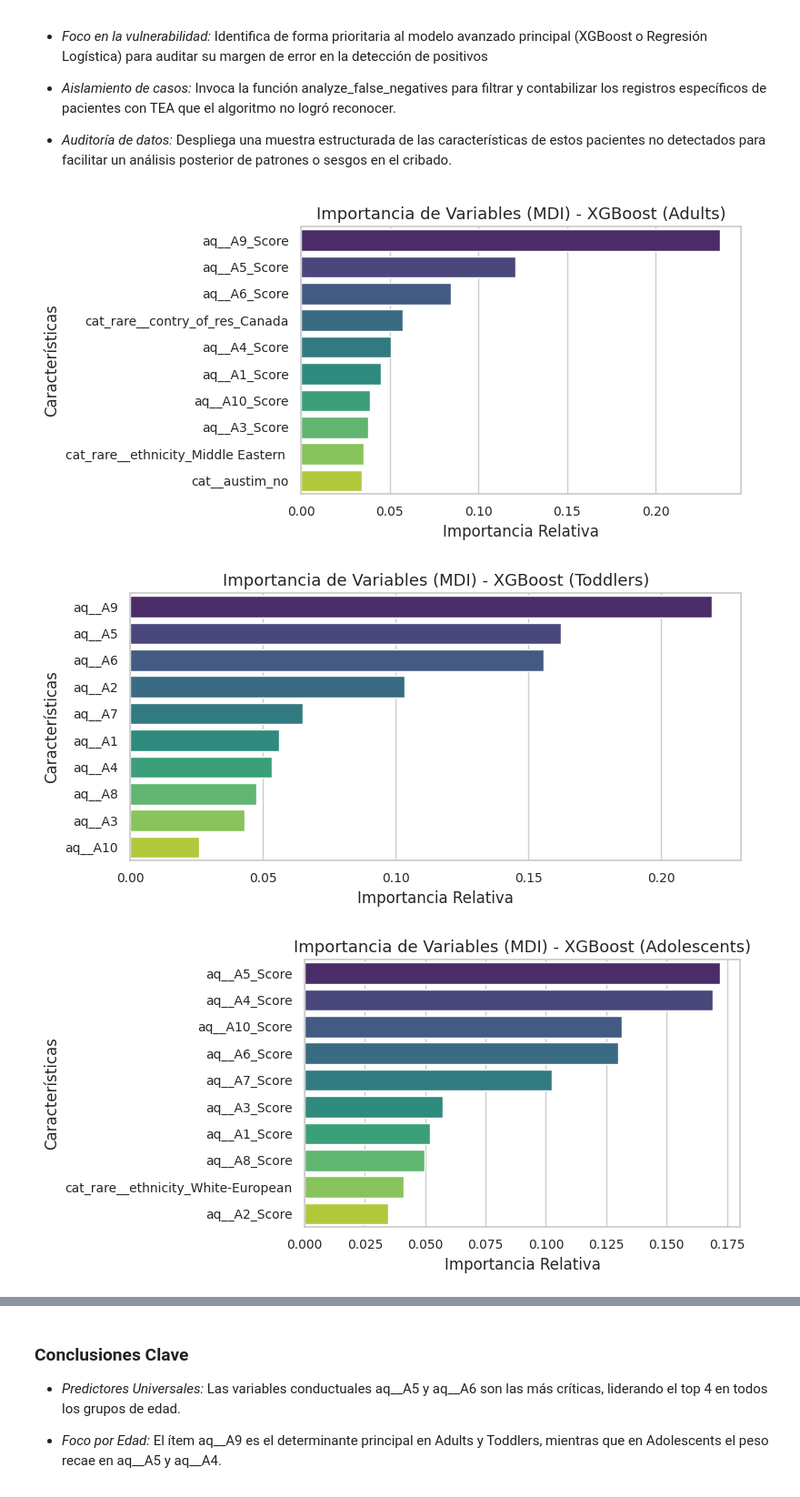
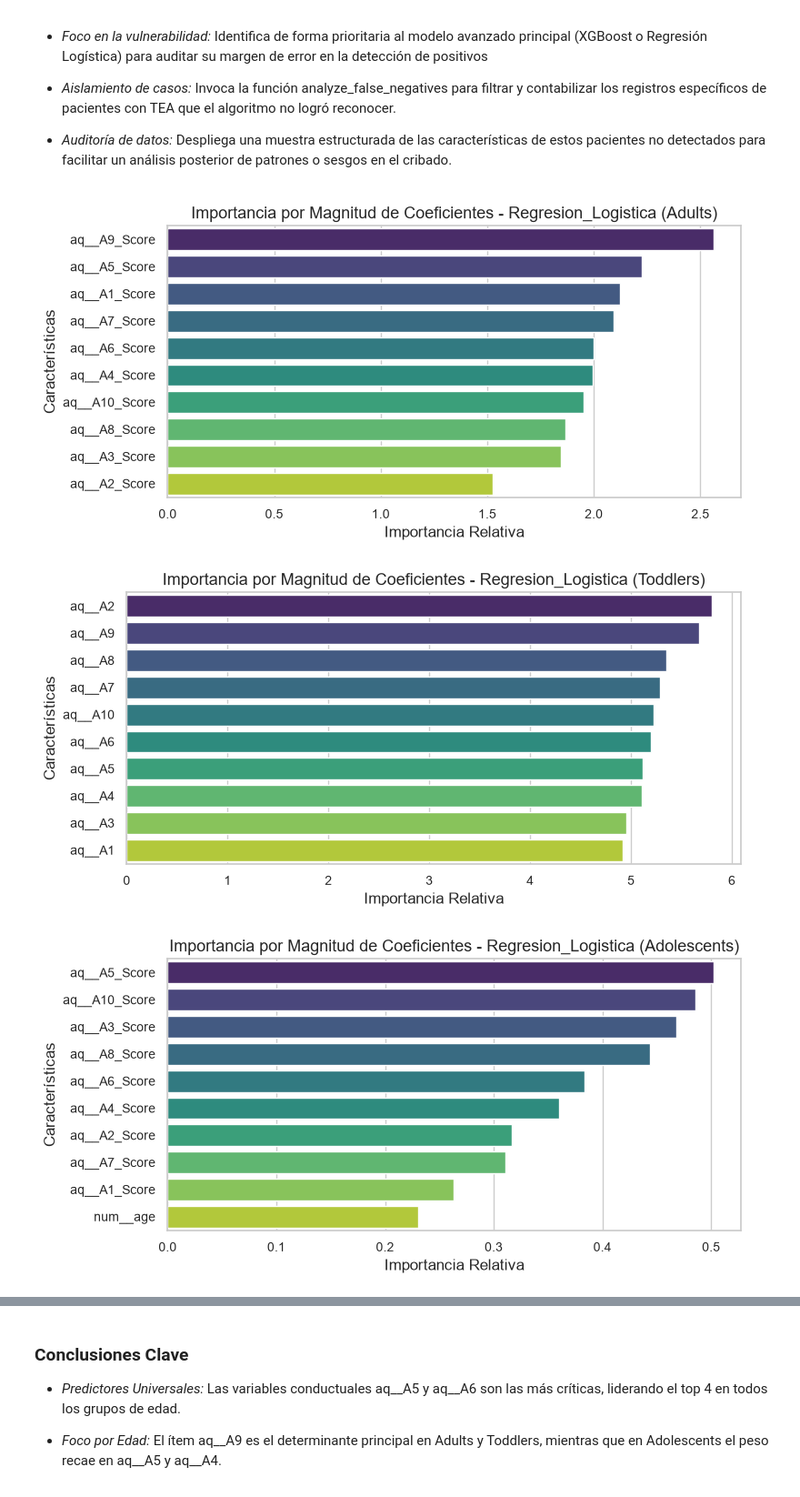
Before and after one commit to adrianaarang/tesTEA, a Jupyter notebook: notebooks/04_evaluacion_analisis.ipynb, the cells around one changed output, grey strips where cells are left out. Shown at 91% size. Cells and saved outputs as stored; diff of their text form; code cells hidden in the pictures.

```diff
--- a/notebooks/04_evaluacion_analisis.ipynb
+++ b/notebooks/04_evaluacion_analisis.ipynb
@@ -24,6 +24,17 @@ Preparación del entorno y carga de los conjuntos de prueba:
 
 *   *Datasets de prueba:* Lectura automatizada desde data/processed de los archivos finales de prueba: adults_test.csv, toddlers_test.csv, adolescents_test.csv, combined_test.csv
 # %%
+import sys
+from pathlib import Path
+
+# CAMBIO: se anade la raiz del proyecto al sys.path, igual que hacen los
+# notebooks 02 y 03. Sin esto, "from src.evaluate import ..." falla con
+# ModuleNotFoundError en cuanto se ejecuta en un kernel nuevo, porque src/
+# no esta en el path de Python por defecto al lanzar el notebook desde
+# notebooks/.
+PROJECT_ROOT = Path().resolve().parents[0]
+sys.path.append(str(PROJECT_ROOT))
+
 import os
 import shap
 import joblib
@@ -32,7 +43,6 @@ warnings.filterwarnings('ignore')
 import numpy as np
 import pandas as pd
 import seaborn as sns
-from pathlib import Path
 import matplotlib.pyplot as plt
 from sklearn.metrics import confusion_matrix, roc_curve, auc
 from src.evaluate import (
@@ -41,8 +51,10 @@ from src.evaluate import (
     plot_comparative_roc_curve
 )
 
-DATA_DIR = Path("data/processed")
-MODELS_DIR = Path("models")
+# Rutas corregidas con "../" para que funcionen ejecutando el notebook
+# desde la carpeta notebooks/ (igual que 01, 02 y 03).
+DATA_DIR = PROJECT_ROOT / "data" / "processed"
+MODELS_DIR = PROJECT_ROOT / "models"
 
 # Carga de los archivos CSV procesados
 df_adults_test = pd.read_csv(DATA_DIR / "adults_test.csv")
@@ -62,5 +74,6 @@ plt.rcParams.update({
 })
 
 print("Datasets cargados correctamente en memoria.")
+print("PROJECT_ROOT:", PROJECT_ROOT)
 # %% [output]
 Datasets cargados correctamente en memoria.
@@ -99,7 +113,7 @@ for algoritmo in algoritmos:
         X_test = df_test.drop(columns=["target"])
         y_test = df_test["target"].astype(int)
 
-        archivo_modelo = MODELS_DIR / f"{grupo.lower()}_{algoritmo}.pkl"
+        archivo_modelo = MODELS_DIR / f"{grupo.lower()}_{algoritmo.replace('_', ' ')}.pkl"  # CAMBIO: los archivos reales usan espacio, no guion bajo
         ax = axes[i]
 
         if not archivo_modelo.exists():
@@ -250,7 +304,7 @@ Usamos el explainer adecuado segun el tipo de modelo:
 models = {}
 for group in GROUPS:
     model_alg = best_model_name[group]
-    archivo_modelo = Path("models") / f"{group.lower()}_{model_alg}.pkl"
+    archivo_modelo = MODELS_DIR / f"{group.lower()}_{model_alg.replace('_', ' ')}.pkl"  # CAMBIO: ruta con MODELS_DIR y espacio en vez de guion bajo
     if archivo_modelo.exists():
         models[group] = {model_alg: joblib.load(archivo_modelo)}
 
@@ -365,7 +436,7 @@ for nombre_grupo, info in config_evaluacion.items():
     probabilidades_grupo = {}
 
     for modelo_nombre in info["modelos"]:
-        archivo_modelo = MODELS_DIR / f"{nombre_grupo.lower()}_{modelo_nombre}.pkl"
+        archivo_modelo = MODELS_DIR / f"{nombre_grupo.lower()}_{modelo_nombre.replace('_', ' ')}.pkl"  # CAMBIO: espacio en vez de guion bajo
         if archivo_modelo.exists():
             modelo = joblib.load(archivo_modelo)
             # Extraer probabilidades (si no tiene, ej. Baseline, usamos ceros)
@@ -414,38 +485,42 @@ Auditoría de los errores de tipo II (casos reales de TEA clasificados incorrect
 *   *Auditoría de datos:* Despliega una muestra estructurada de las características de estos pacientes no detectados para facilitar un análisis posterior de patrones o sesgos en el cribado.
 # %%
 for nombre_grupo, info in config_evaluacion.items():
-    # Seleccionamos el modelo más complejo entrenado para este grupo
-    mejor_modelo_nombre = "XGBoost" if "XGBoost" in info["modelos"] else "Random_Forest" if "Random_Forest" in info["modelos"] else "Regresion_Logistica"
-    archivo_modelo = MODELS_DIR / f"{nombre_grupo.lower()}_{mejor_modelo_nombre}.pkl"
+    # CAMBIO: antes se elegia el modelo con una regla de prioridad fija
+    # (XGBoost > Random Forest > Regresion Logistica), sin mirar cual era
+    # realmente el mejor segun el recall calculado en la celda de seleccion
+    # de mejores modelos. Ahora se usa el modelo real ganador de cada grupo
+    # (best_model_name, calculado a partir de resultados_globales sin
+    # contar el Baseline).
+    mejor_modelo_nombre = best_model_name[nombre_grupo]
+    archivo_modelo = MODELS_DIR / f"{nombre_grupo.lower()}_{mejor_modelo_nombre.replace('_', ' ')}.pkl"  # CAMBIO: espacio en vez de guion bajo
 
     if archivo_modelo.exists():
         modelo = joblib.load(archivo_modelo)
         df_test = info["df"]
         features = df_test.drop(columns=["target"]).columns
 
         # Extraer pesos/importancias según el tipo de algoritmo
         if hasattr(modelo, "feature_importances_"):
             importances = modelo.feature_importances_
             titulo = f"Importancia de Variables (MDI) - {mejor_modelo_nombre} ({nombre_grupo})"
         elif hasattr(modelo, "coef_"):
             importances = np.abs(modelo.coef_[0])
             titulo = f"Importancia por Magnitud de Coeficientes - {mejor_modelo_nombre} ({nombre_grupo})"
         else:
             continue
 
         # Crear DataFrame y graficar
         feat_imp = pd.DataFrame({"Variable": features, "Importancia": importances})
         feat_imp = feat_imp.sort_values(by="Importancia", ascending=False).head(10)
 
         plt.figure(figsize=(8, 4))
-        # Corrección: viridis en minúsculas, pasamos variable a hue y desactivamos leyenda para evitar el FutureWarning
         sns.barplot(x="Importancia", y="Variable", data=feat_imp, hue="Variable", palette="viridis", legend=False)
         plt.title(titulo)
         plt.xlabel("Importancia Relativa")
         plt.ylabel("Características")
         plt.tight_layout()
         plt.show()
 # %% [output]
-[figure, old version]
+[figure, new version]
-[figure, old version]
+[figure, new version]
-[figure, old version]
+[figure, new version]
```
Also changed, not shown: parts of 13 cells of this notebook, 10 other files.
